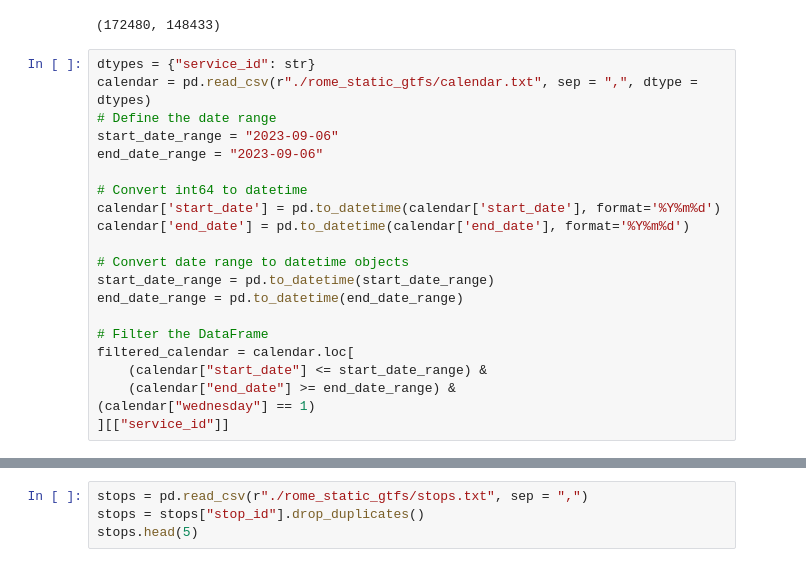
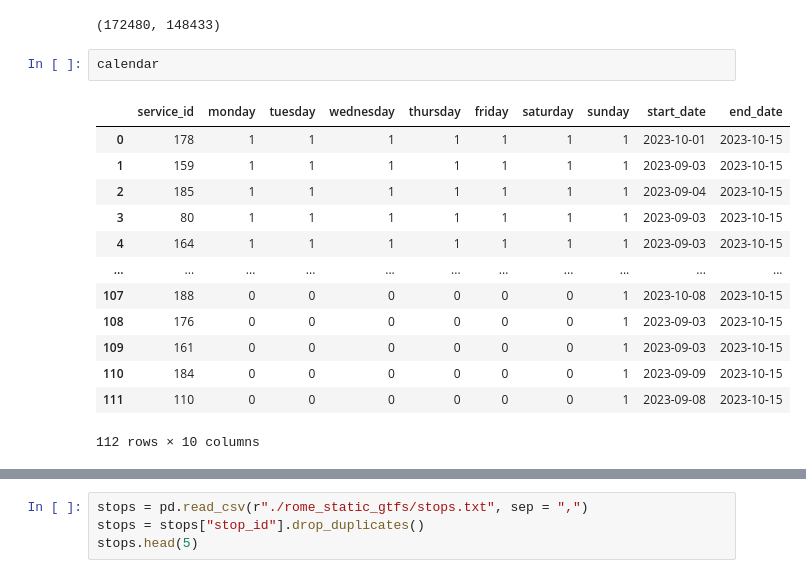
Before and after one commit to fede0603/atacsuicidesquad, a Jupyter notebook: vizualization.ipynb, the cells around one changed output, grey strips where cells are left out. Drawn from its saved outputs; the diff is of its cells as text.

```diff
--- a/vizualization.ipynb
+++ b/vizualization.ipynb
@@ -134,24 +131,19 @@ atac_trips
 len(trips),len(atac_trips)
 # %% [output]
 (172480, 148433)
-# %%
-dtypes = {"service_id": str}
-calendar = pd.read_csv(r"./rome_static_gtfs/calendar.txt", sep = ",", dtype = dtypes)
-# Define the date range
-start_date_range = "2023-09-06"
-end_date_range = "2023-09-06"
-
-# Convert int64 to datetime
-calendar['start_date'] = pd.to_datetime(calendar['start_date'], format='%Y%m%d')
-calendar['end_date'] = pd.to_datetime(calendar['end_date'], format='%Y%m%d')
-
-# Convert date range to datetime objects
-start_date_range = pd.to_datetime(start_date_range)
-end_date_range = pd.to_datetime(end_date_range)
-
-# Filter the DataFrame
-filtered_calendar = calendar.loc[
-    (calendar["start_date"] <= start_date_range) &
-    (calendar["end_date"] >= end_date_range) &
-(calendar["wednesday"] == 1)
-][["service_id"]]
+# %%
+calendar
+# %% [output]
+|  | service_id | monday | tuesday | wednesday | thursday | friday | saturday | sunday | start_date | end_date |
+| 0 | 178 | 1 | 1 | 1 | 1 | 1 | 1 | 1 | 2023-10-01 | 2023-10-15 |
+| 1 | 159 | 1 | 1 | 1 | 1 | 1 | 1 | 1 | 2023-09-03 | 2023-10-15 |
+| 2 | 185 | 1 | 1 | 1 | 1 | 1 | 1 | 1 | 2023-09-04 | 2023-10-15 |
+| 3 | 80 | 1 | 1 | 1 | 1 | 1 | 1 | 1 | 2023-09-03 | 2023-10-15 |
+| 4 | 164 | 1 | 1 | 1 | 1 | 1 | 1 | 1 | 2023-09-03 | 2023-10-15 |
+| ... | ... | ... | ... | ... | ... | ... | ... | ... | ... | ... |
+| 107 | 188 | 0 | 0 | 0 | 0 | 0 | 0 | 1 | 2023-10-08 | 2023-10-15 |
+| 108 | 176 | 0 | 0 | 0 | 0 | 0 | 0 | 1 | 2023-09-03 | 2023-10-15 |
+| 109 | 161 | 0 | 0 | 0 | 0 | 0 | 0 | 1 | 2023-09-03 | 2023-10-15 |
+| 110 | 184 | 0 | 0 | 0 | 0 | 0 | 0 | 1 | 2023-09-09 | 2023-10-15 |
+| 111 | 110 | 0 | 0 | 0 | 0 | 0 | 0 | 1 | 2023-09-08 | 2023-10-15 |
+112 rows × 10 columns
```
Also changed, not shown: parts of 17 cells of this notebook, 1 other file.
